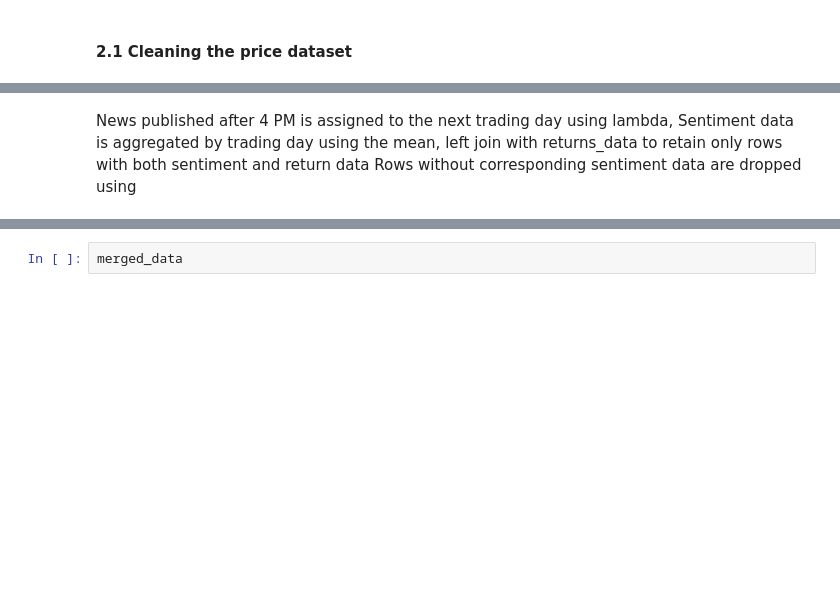
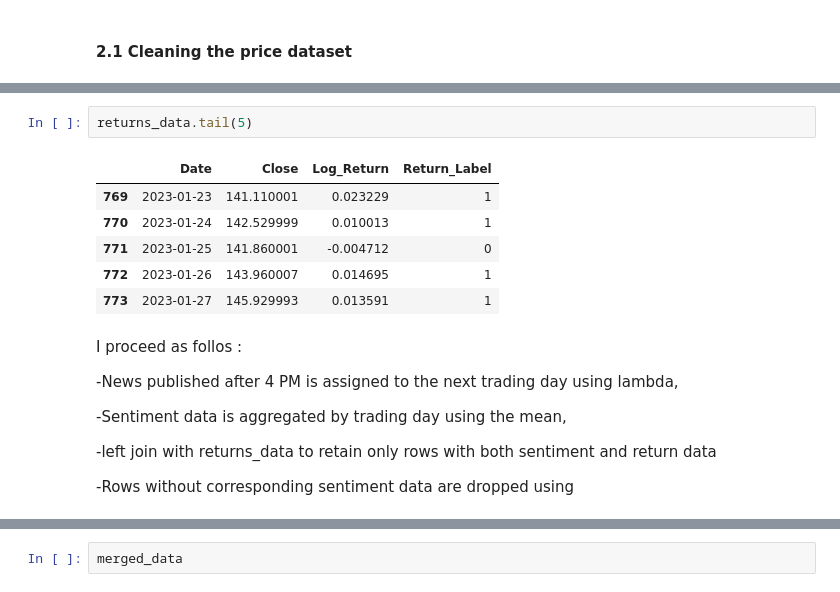
Before and after one commit to Crqbu/Sentiment-Market-Anomaly, a Jupyter notebook: notebooks/data_analysis.ipynb, the cells around one changed output, grey strips where cells are left out. Cells and saved outputs as stored; diff of their text form; blank space fills up the shorter version.

```diff
--- a/notebooks/data_analysis.ipynb
+++ b/notebooks/data_analysis.ipynb
@@ -337,6 +275,20 @@ returns_data.head(15)
+# %%
+returns_data.tail(5)
+# %% [output]
+|  | Date | Close | Log_Return | Return_Label |
+| 769 | 2023-01-23 | 141.110001 | 0.023229 | 1 |
+| 770 | 2023-01-24 | 142.529999 | 0.010013 | 1 |
+| 771 | 2023-01-25 | 141.860001 | -0.004712 | 0 |
+| 772 | 2023-01-26 | 143.960007 | 0.014695 | 1 |
+| 773 | 2023-01-27 | 145.929993 | 0.013591 | 1 |
 # %% [markdown]
-News published after 4 PM is assigned to the next trading day using lambda,
-Sentiment data is aggregated by trading day using the mean,
-left join with returns_data to retain only rows with both sentiment and return data
-Rows without corresponding sentiment data are dropped using
+I proceed as follos :
+
+-News published after 4 PM is assigned to the next trading day using lambda,
+
+-Sentiment data is aggregated by trading day using the mean,
+
+-left join with returns_data to retain only rows with both sentiment and return data
+
+-Rows without corresponding sentiment data are dropped using
 # %%
```
Also changed, not shown: parts of 24 cells of this notebook.
